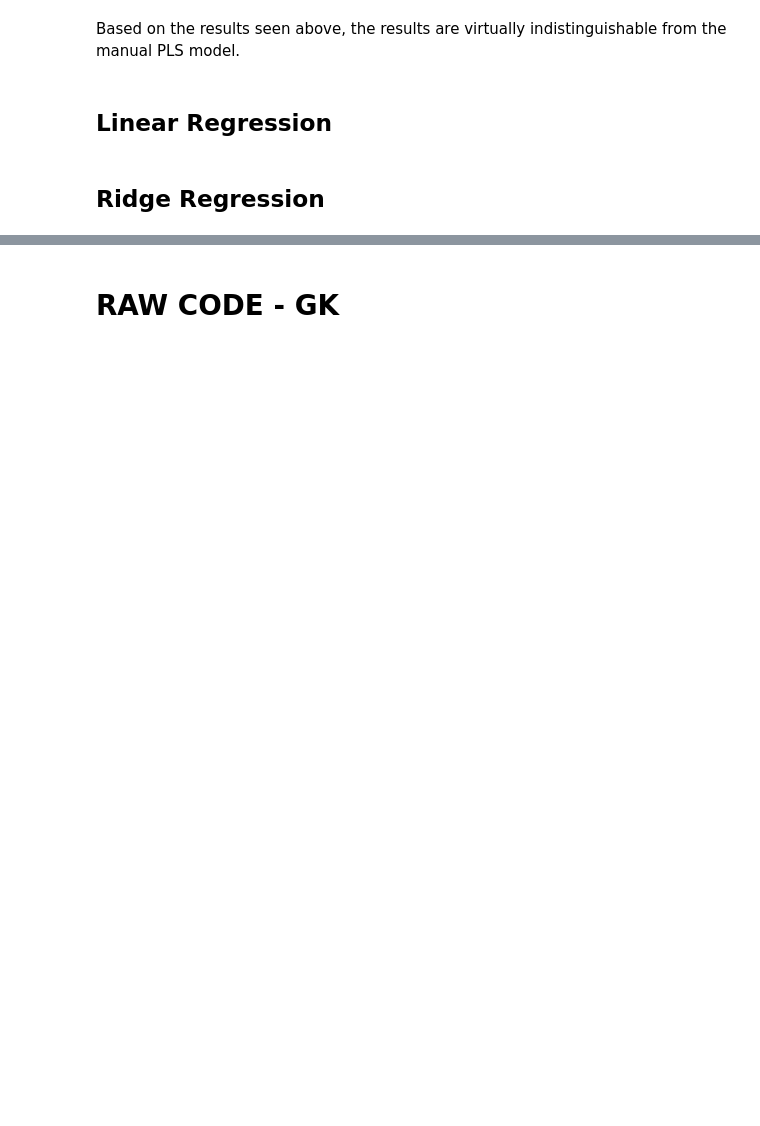
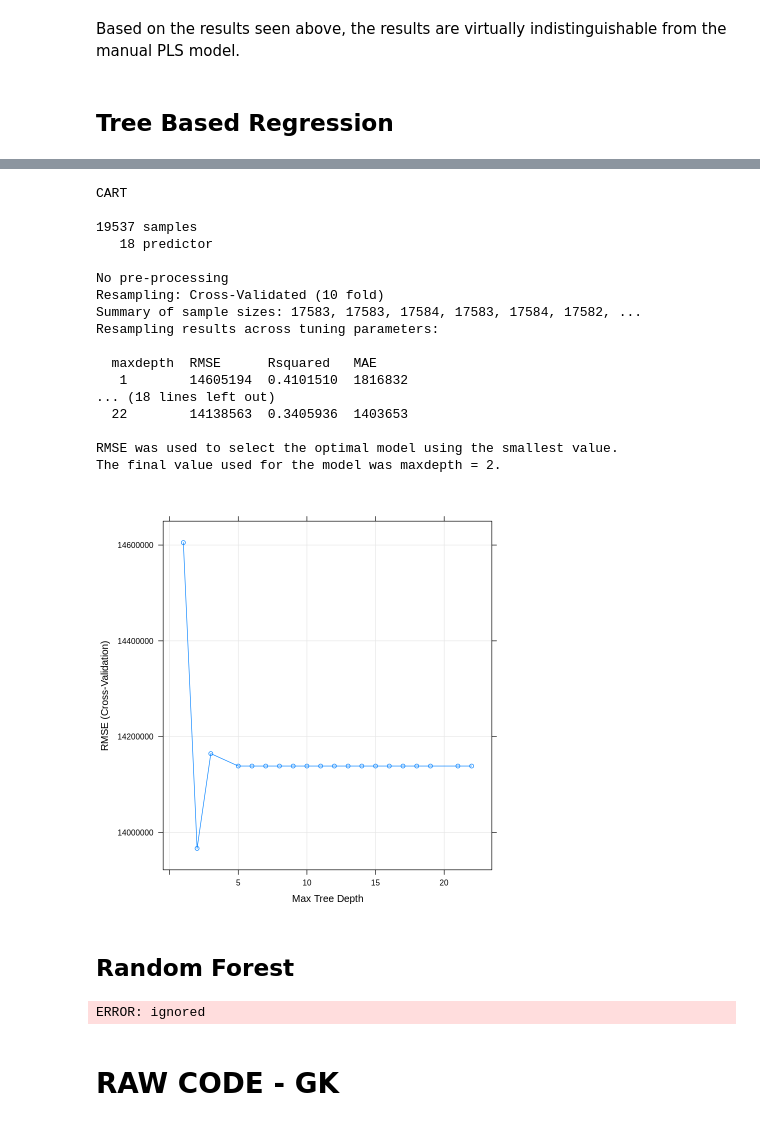
Before and after one commit to jvbaker95/OR-568-Project, a Jupyter notebook: OR-568_Project_Analysis.ipynb, the cells around one changed output, grey strips where cells are left out. Saved outputs shown, nothing was run; the diff lists cells and outputs as text; code cells hidden in the pictures; blank space fills up the shorter version.

Commit message:
Working PLS and Regular Forest

```diff
--- a/OR-568_Project_Analysis.ipynb
+++ b/OR-568_Project_Analysis.ipynb
@@ -753,6 +747,19 @@ defaultSummary(plsTest.CV)
 # %% [markdown]
 Based on the results seen above, the results are virtually indistinguishable from the manual PLS model.
 # %% [markdown]
-## Linear Regression
+## Tree Based Regression
-# %% [markdown]
-## Ridge Regression
+# %%
+# Setting the seed for our Regression Tree Model
+set.seed(4000)
+
+treebasedfit <- train(
+  x= df.pls.train,
+  y= df.y.pls.train$sale.price,
+  method = "rpart2",
+  tuneLength = 20,
+  trControl = trainControl(method = "cv")
+)
+
+treebasedfit
+plot(treebasedfit)
+# %% [output]
@@ -759,3 +768,36 @@ Based on the results seen above, the results are virtually indistinguishable fro
+CART
+
+19537 samples
+   18 predictor
+
+No pre-processing
+Resampling: Cross-Validated (10 fold)
+Summary of sample sizes: 17583, 17583, 17584, 17583, 17584, 17582, ...
+Resampling results across tuning parameters:
+
+  maxdepth  RMSE      Rsquared   MAE
+   1        14605194  0.4101510  1816832
+... (18 lines left out)
+  22        14138563  0.3405936  1403653
+
+RMSE was used to select the optimal model using the smallest value.
+The final value used for the model was maxdepth = 2.
+[figure, added]
+# %% [markdown]
+## Random Forest
+# %%
+# Random Forest
+rftfit <- randomForest(
+  x=df.pls.train,
+  y=df.y.pls.train$sale.price,
+  importance = TRUE,
+  ntrees = 1000
+)
+
+rftfit
+plot(rftfit)
+# %% [output]
+ERROR: ignored
 # %% [markdown]
 # RAW CODE - GK
 # %%
```
Also changed, not shown: parts of 20 cells of this notebook.
